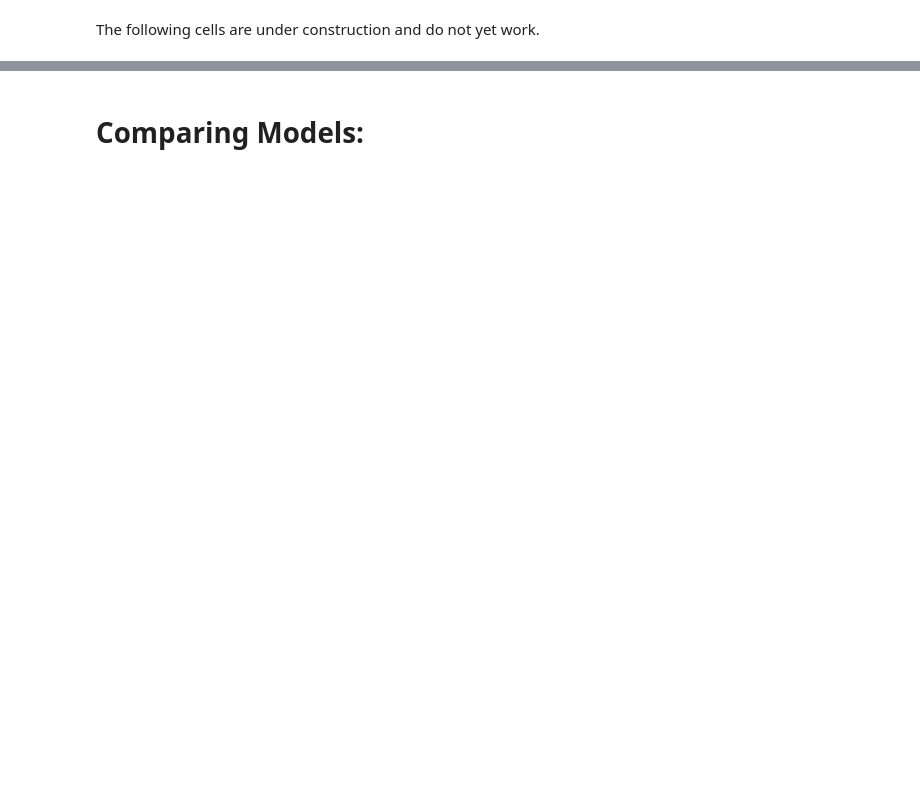
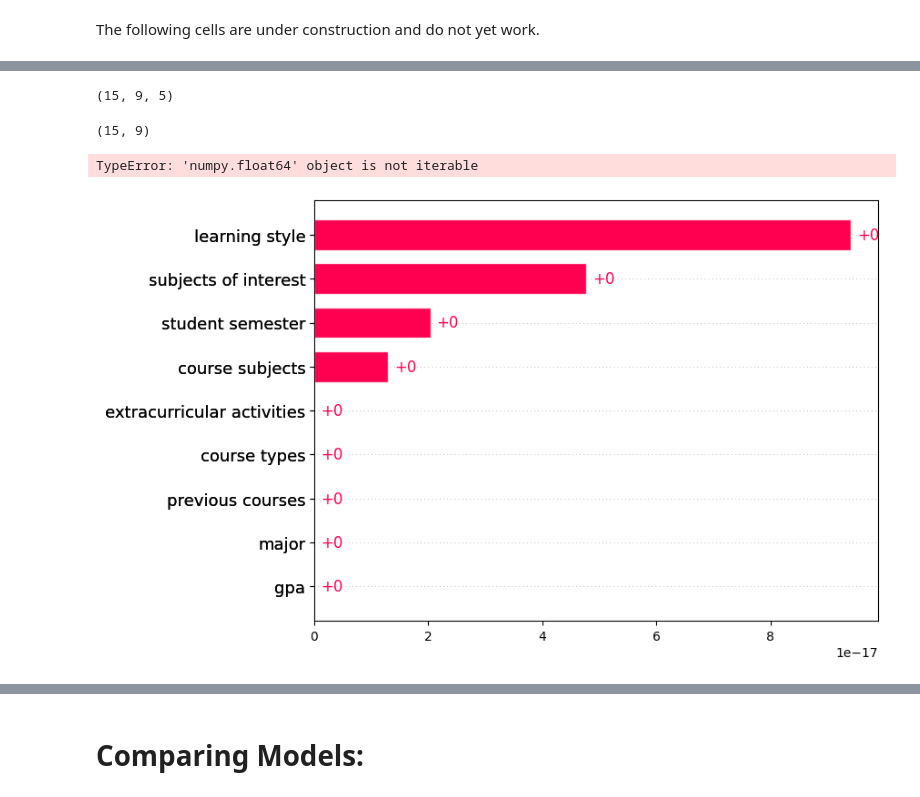
Before and after one commit to austineamonn/SummerResearch2024, a Jupyter notebook: notebooks/main.ipynb, the cells around one changed output, grey strips where cells are left out. Cells and saved outputs as stored; diff of their text form; code cells hidden in the pictures; blank space fills up the shorter version.

```diff
--- a/notebooks/main.ipynb
+++ b/notebooks/main.ipynb
@@ -548,0 +629,30 @@ The following cells are under construction and do not yet work.
+# %%
+privatized_classifier.shap_explainer_list = []
+
+for i in range(len(values_3d.shape[0])):
+    # Extract the SHAP values, base values, and data
+    values = []
+    base_values = []
+    data = []
+    for j in range(len(values_3d.shape[0])):
+        elem_values = []
+        elem_data = []
+        for item in range(len(_)):
+            elem_values.append(shap_values.values[item][i])
+            elem_data.append(shap_values.data[item][i])
+        values.append(elem_values)
+        base_values.append(shap_values.base_values[0][i])
+        data.append(elem_data)
+
+    # Convert lists to numpy arrays
+    values = np.array(values)
+    base_values = np.array(base_values)
+    data = np.array(data)
+
+    # Create an Explanation object
+    shap_value_explainer = shap.Explanation(values=values,base_values=base_values, data=data, feature_names=privatized_classifier.X_columns)
+
+    # Add object to list of explainers, one per target
+    privatized_classifier.shap_explainer_list.append(shap_value_explainer)
+
+print(privatized_classifier.shap_explainer_list)
@@ -548,0 +682,25 @@ The following cells are under construction and do not yet work.
+# %%
+# Extract the values from the SHAP object
+shap_values_array = shap_values.values
+
+# Convert to a numpy array if not already one
+if not isinstance(shap_values_array, np.ndarray):
+    shap_values_array = np.array(shap_values_array)
+
+# Check the shape to confirm
+print(shap_values_array.shape)
+# %% [output]
+(15, 9, 5)
+# %%
+# Sum across the last dimension
+shap_values_2d = np.sum(shap_values_array, axis=2)
+
+# Check the new shape of SHAP values
+print(shap_values_2d.shape)  # Should be (15, 9)
+# %% [output]
+(15, 9)
+# %%
+plot_shap_values_one_target(privatized_classifier, shap_values=shap_values_explanation, classname=None, save_figs=False)
+# %% [output]
+TypeError: 'numpy.float64' object is not iterable
+[figure, added]
```
Also changed, not shown: parts of 51 cells of this notebook, 3 other files.
